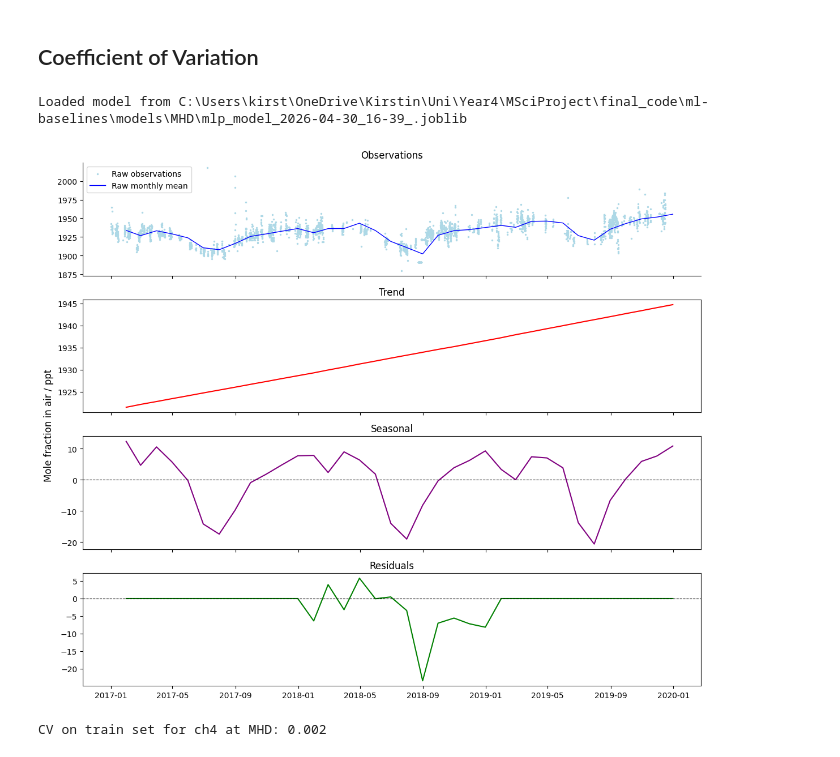
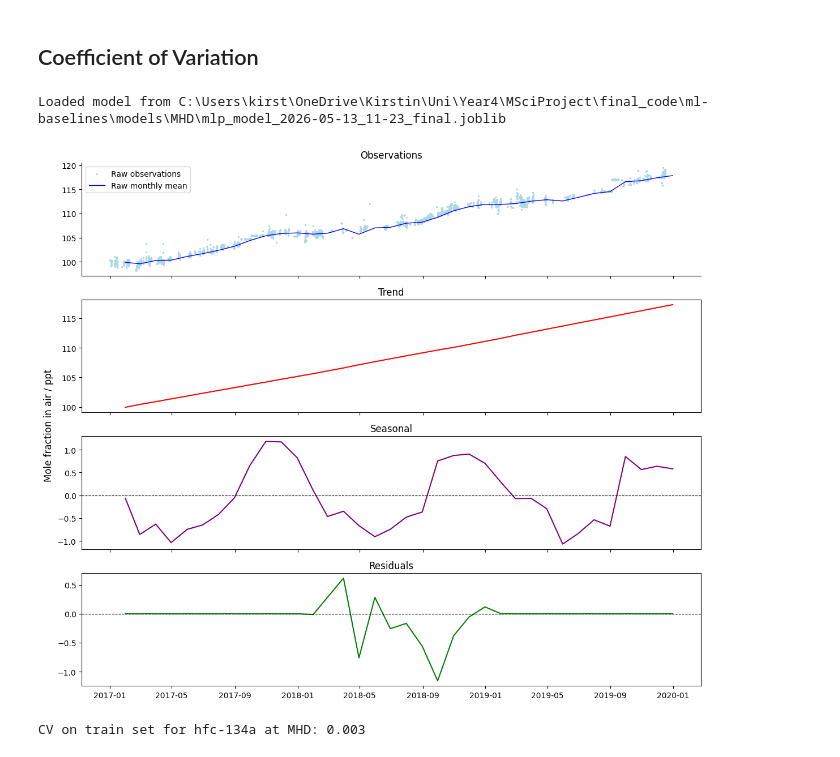
Before and after one commit to openghg/ml-baselines, a Jupyter notebook: notebooks/additional_eval.ipynb, the cells around one changed output. Drawn from its saved outputs; the diff is of its cells as text; code cells hidden in the pictures.

```diff
--- a/notebooks/additional_eval.ipynb
+++ b/notebooks/additional_eval.ipynb
@@ -30,28 +29,28 @@ warnings.filterwarnings("ignore")
 # %%
 # explore one species
 site = 'MHD'
-species = 'ch4'
+species = 'hfc-134a'
 model_type = cfg.model_type
 
-model, extra_info = model, extra_info = load_baseline_model(site, model_type, timestamp=None, suffix=None)
+model, extra_info = model, extra_info = load_baseline_model(site, model_type, timestamp=None, suffix="final")
 scaler = extra_info['scaler']
 threshold = extra_info['model_inputs']['prediction_threshold']
 y, y_pred, y_proba, ymetrics = predict_baselines(site=site,
                                                 model=model,
                                                 scaler=scaler,
                                                 prediction_mode="full",
                                                 prediction_threshold=threshold,
                                                 return_proba=True,
                                                 verbose=False)
 
 df_agage = read_agage(site, species.lower(), start_year=cfg.testing_period[site][0], end_year=cfg.testing_period[site][1])
 labelled_obs_species = BaselineLabelledObservations(y, y_pred, df_agage, species=species, site=site, y_proba=y_proba)
 labelled_obs_species.calculate_true_baseline_cv(eval_mode="train", remove_seasonality=True, plot_stl=True, verbose=False) # plot seasonality decomposition as sanity check
 print(f"CV on {labelled_obs_species.baseline_cv['eval_mode']} set for {species} at {site}: {labelled_obs_species.baseline_cv['cv']:.3f}")
 # %% [output]
-Loaded model from C:\Users\kirst\OneDrive\Kirstin\Uni\Year4\MSciProject\final_code\ml-baselines\models\MHD\mlp_model_2026-04-30_16-39_.joblib
+Loaded model from C:\Users\kirst\OneDrive\Kirstin\Uni\Year4\MSciProject\final_code\ml-baselines\models\MHD\mlp_model_2026-05-13_11-23_final.joblib
-[figure, old version]
+[figure, new version]
-CV on train set for ch4 at MHD: 0.002
+CV on train set for hfc-134a at MHD: 0.003
 # %%
 # loop through sites and species
 sites = list(cfg.site_dict.keys())
```
Also changed, not shown: parts of 3 cells of this notebook.
